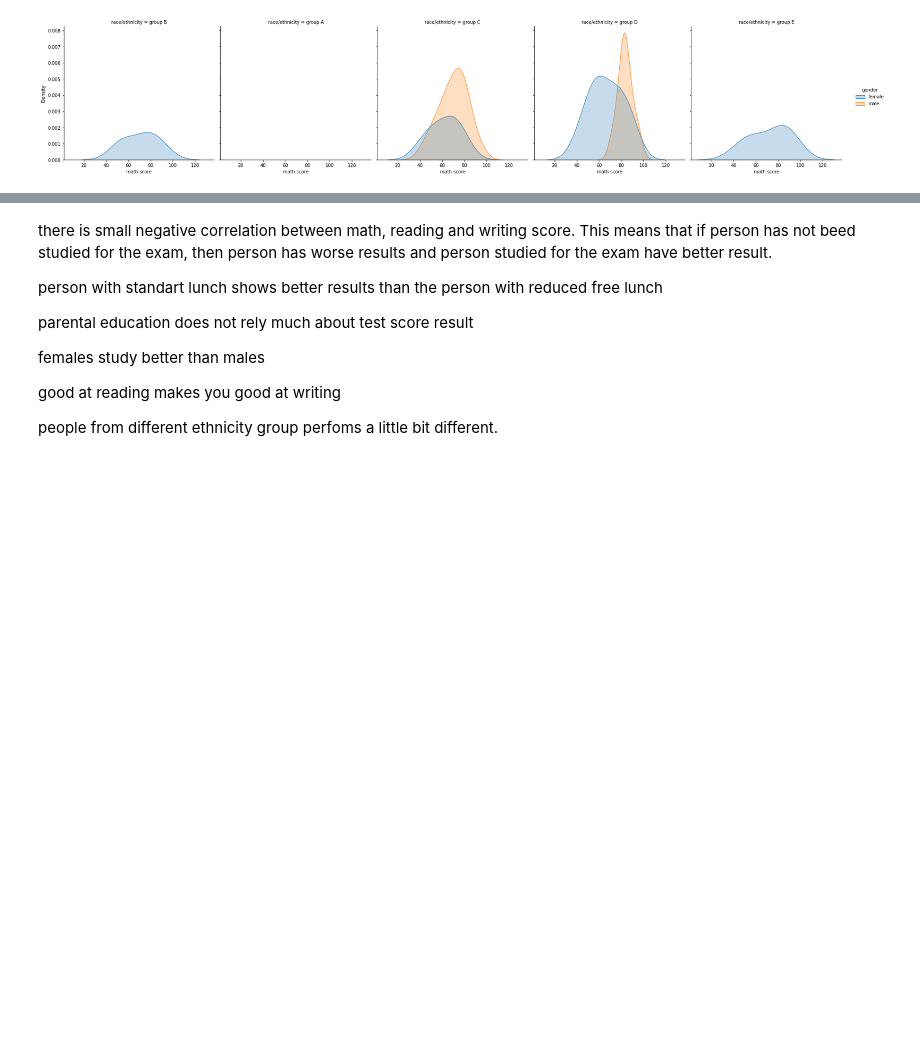
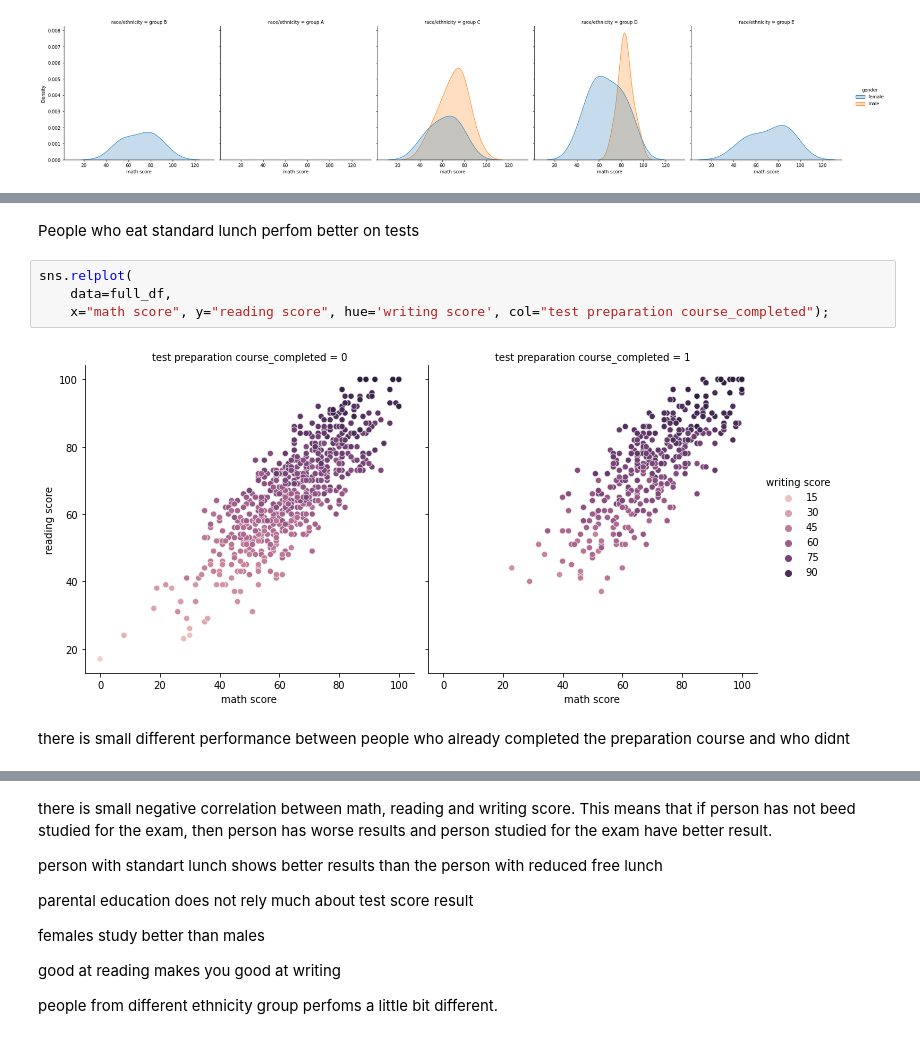
Before and after one commit to wisnuariay21/StudentPerformance-EDA_Python, a Jupyter notebook: StudentPerformance.ipynb, the cells around one changed output, grey strips where cells are left out. Drawn from its saved outputs; the diff is of its cells as text; blank space fills up the shorter version.

```diff
--- a/StudentPerformance.ipynb
+++ b/StudentPerformance.ipynb
@@ -147,0 +155,10 @@ compare_df.round()
+# %% [markdown]
+People who eat standard lunch perfom better on tests
+# %%
+sns.relplot(
+    data=full_df,
+    x="math score", y="reading score", hue='writing score', col="test preparation course_completed");
+# %% [output]
+[figure, added]
+# %% [markdown]
+there is small different performance between people who already completed the preparation course and who didnt
```
Also changed, not shown: parts of 13 cells of this notebook.
